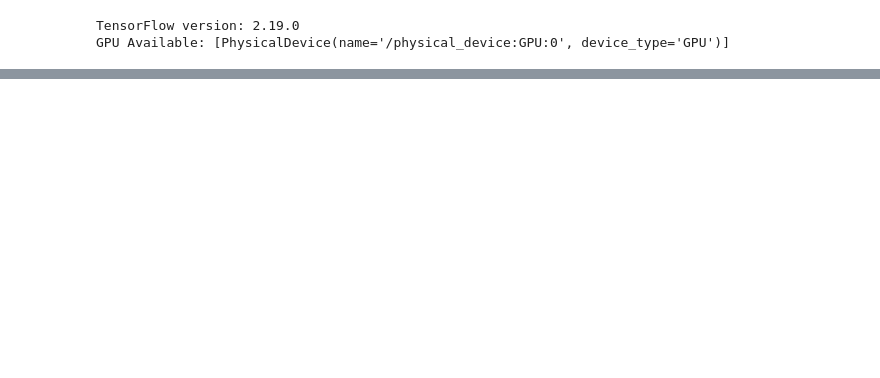
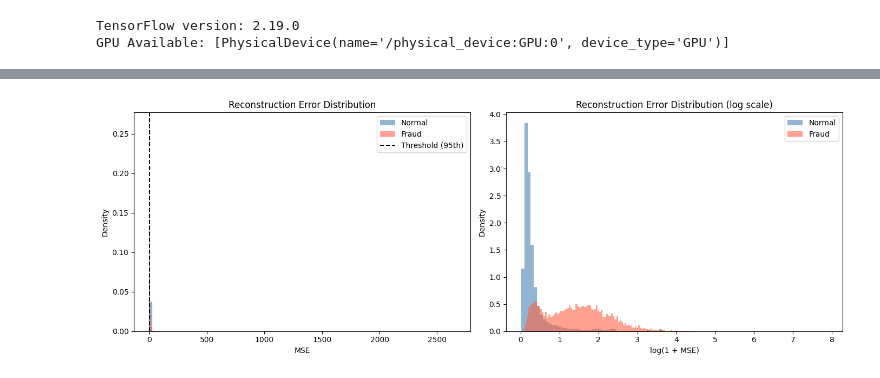
Before and after one commit to mustafaberberler/fraud-detection, a Jupyter notebook: src/ml/train_ae.ipynb, the cells around one changed output, grey strips where cells are left out. Drawn from its saved outputs; the diff is of its cells as text; code cells hidden in the pictures; blank space fills up the shorter version.

```diff
--- a/src/ml/train_ae.ipynb
+++ b/src/ml/train_ae.ipynb
@@ -768,0 +317,17 @@ ROC AUC: 0.4856202168541525
+# %%
+input_dim = X_train_split.shape[1]
+
+# Başlangıç için 'medium' mimarisi önerilir
+# Eğer AUC > 0.65 gelirse 'deep' denenebilir
+ARCHITECTURE = "medium"  # "shallow", "medium", "deep"
+LOSS_FN      = "huber"   # "mse", "mae", "huber"
+LR           = 1e-3
+
+autoencoder = build_autoencoder(input_dim, architecture=ARCHITECTURE)
+
+autoencoder.compile(
+    optimizer=tf.keras.optimizers.Adam(learning_rate=LR),
+    loss=LOSS_FN
+)
+
+autoencoder.summary()
@@ -768,0 +483,25 @@ ROC AUC: 0.4856202168541525
+# %%
+# Reconstruction error dağılımı
+fig, axes = plt.subplots(1, 2, figsize=(14, 5))
+
+# Sol: Histogram
+axes[0].hist(mse_normal, bins=100, alpha=0.6, label="Normal", density=True, color="steelblue")
+axes[0].hist(mse_fraud,  bins=100, alpha=0.6, label="Fraud",  density=True, color="tomato")
+axes[0].axvline(threshold_95, color="black", linestyle="--", label=f"Threshold (95th)")
+axes[0].set_title("Reconstruction Error Distribution")
+axes[0].set_xlabel("MSE")
+axes[0].set_ylabel("Density")
+axes[0].legend()
+
+# Sağ: Log-scale (kuyruk ayrımını görmek için)
+axes[1].hist(np.log1p(mse_normal), bins=100, alpha=0.6, label="Normal", density=True, color="steelblue")
+axes[1].hist(np.log1p(mse_fraud),  bins=100, alpha=0.6, label="Fraud",  density=True, color="tomato")
+axes[1].set_title("Reconstruction Error Distribution (log scale)")
+axes[1].set_xlabel("log(1 + MSE)")
+axes[1].set_ylabel("Density")
+axes[1].legend()
+
+plt.tight_layout()
+plt.show()
+# %% [output]
+[figure, added]
```
Also changed, not shown: parts of 58 cells of this notebook, 30 other files.
